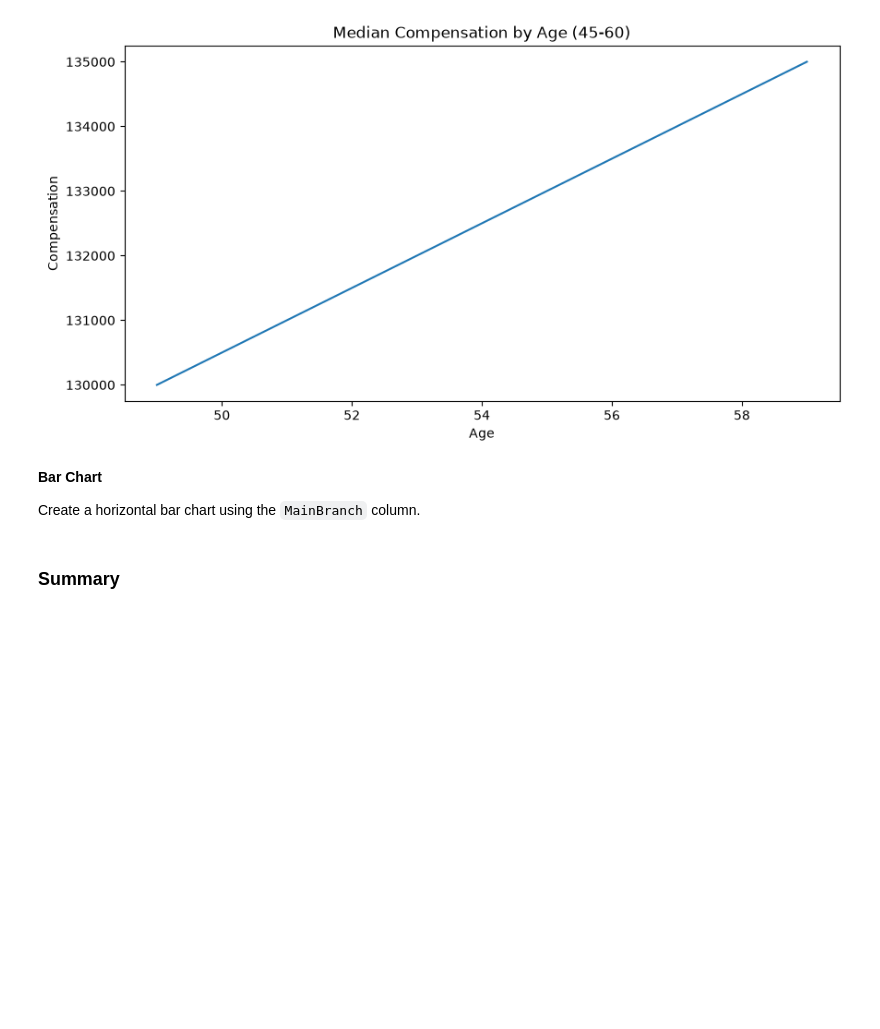
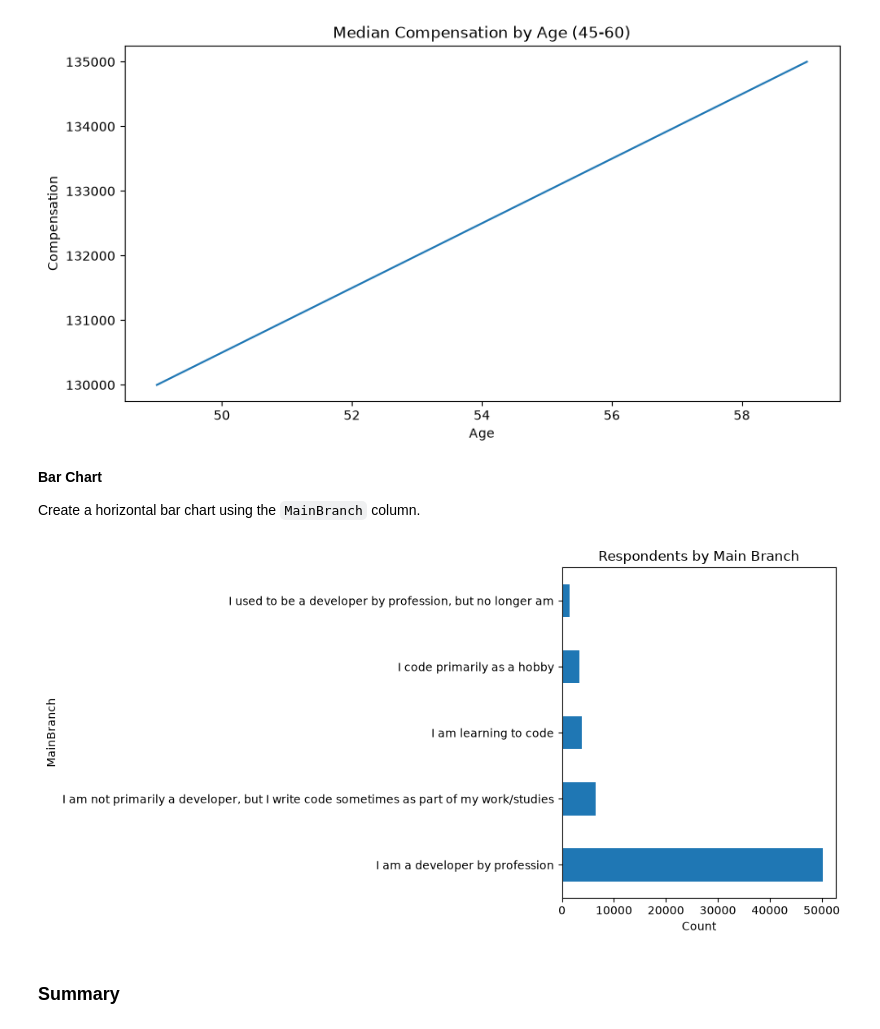
Before and after one commit to GarrettHansonDS/IBM-Data-Analyst-Capstone, a Jupyter notebook: Lab 16 Data Visualization.ipynb, the cells around one changed output. Cells and saved outputs as stored; diff of their text form; code cells hidden in the pictures; blank space fills up the shorter version.

```diff
--- a/Lab 16 Data Visualization.ipynb
+++ b/Lab 16 Data Visualization.ipynb
@@ -363,3 +361,11 @@ Create a horizontal bar chart using the `MainBranch` column.
+# %%
+df['MainBranch'].value_counts().plot(kind='barh', figsize=(10, 5))
+plt.title('Respondents by Main Branch')
+plt.xlabel('Count')
+plt.tight_layout()
+plt.show()
+# %% [output]
+[figure, added]
 # %% [markdown]
 ### Summary
 # %% [markdown]
```
Also changed, not shown: parts of 1 cell of this notebook.
